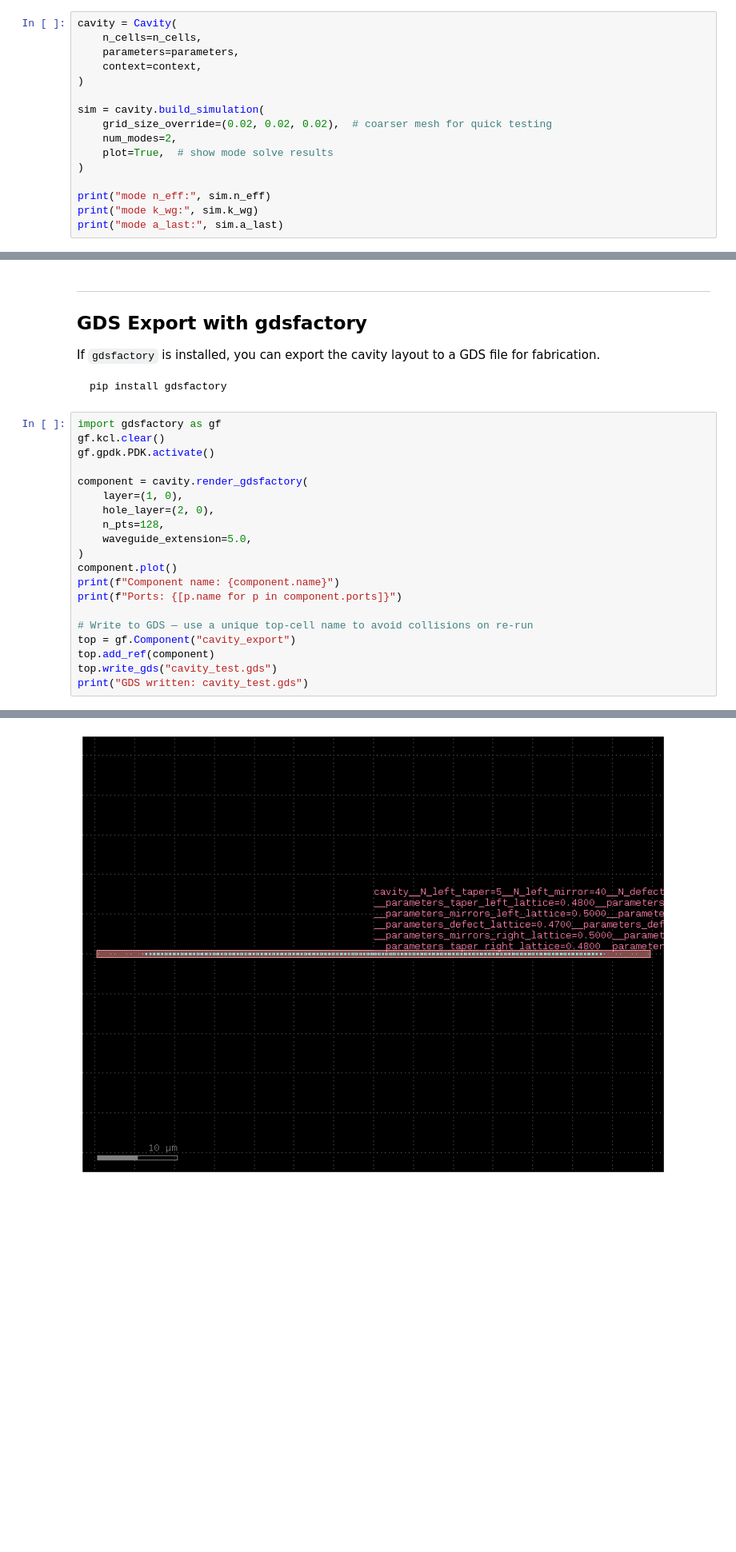
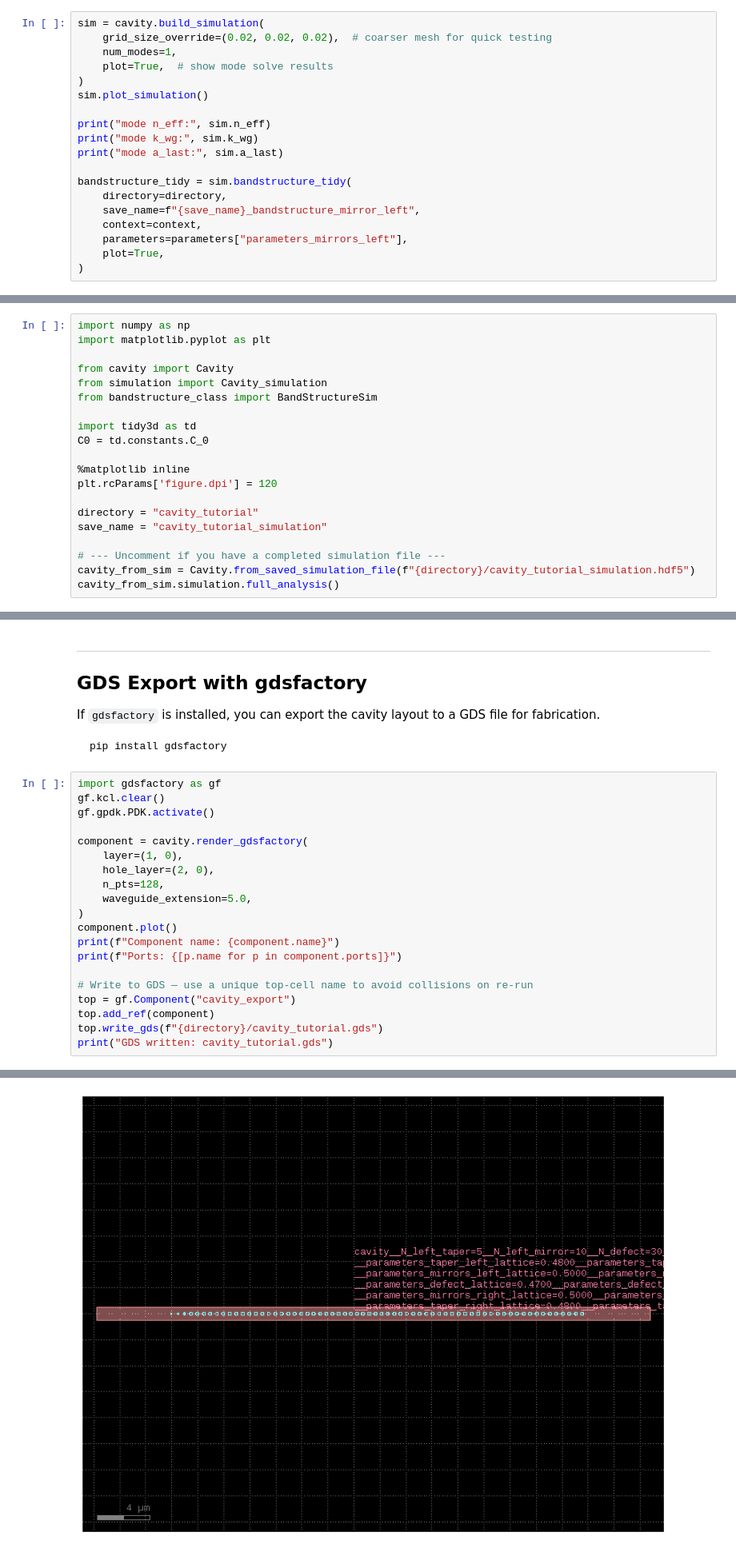
Before and after one commit to hybrid-lab/nanophotonic_cavity_sim, a Jupyter notebook: cavity_tutorial.ipynb, the cells around one changed output, grey strips where cells are left out. Shown at 80% size. Saved outputs shown, nothing was run; the diff lists cells and outputs as text; blank space fills up the shorter version.

```diff
--- a/cavity_tutorial.ipynb
+++ b/cavity_tutorial.ipynb
@@ -238,17 +190,20 @@ You can pass `plot=True` to visualize intermediate steps (dispersion fit, mode s
 # %%
-cavity = Cavity(
-    n_cells=n_cells,
-    parameters=parameters,
-    context=context,
-)
-
 sim = cavity.build_simulation(
     grid_size_override=(0.02, 0.02, 0.02),  # coarser mesh for quick testing
-    num_modes=2,
+    num_modes=1,
     plot=True,  # show mode solve results
 )
+sim.plot_simulation()
 
 print("mode n_eff:", sim.n_eff)
 print("mode k_wg:", sim.k_wg)
 print("mode a_last:", sim.a_last)
+
+bandstructure_tidy = sim.bandstructure_tidy(
+    directory=directory,
+    save_name=f"{save_name}_bandstructure_mirror_left",
+    context=context,
+    parameters=parameters["parameters_mirrors_left"],
+    plot=True,
+)
 # %% [output]
@@ -497,0 +446,20 @@ Q factor: 24531500
+# %%
+import numpy as np
+import matplotlib.pyplot as plt
+
+from cavity import Cavity
+from simulation import Cavity_simulation
+from bandstructure_class import BandStructureSim
+
+import tidy3d as td
+C0 = td.constants.C_0
+
+%matplotlib inline
+plt.rcParams['figure.dpi'] = 120
+
+directory = "cavity_tutorial"
+save_name = "cavity_tutorial_simulation"
+
+# --- Uncomment if you have a completed simulation file ---
+cavity_from_sim = Cavity.from_saved_simulation_file(f"{directory}/cavity_tutorial_simulation.hdf5")
+cavity_from_sim.simulation.full_analysis()
@@ -522,8 +508,8 @@ print(f"Ports: {[p.name for p in component.ports]}")
 # Write to GDS — use a unique top-cell name to avoid collisions on re-run
 top = gf.Component("cavity_export")
 top.add_ref(component)
-top.write_gds("cavity_test.gds")
-print("GDS written: cavity_test.gds")
+top.write_gds(f"{directory}/cavity_tutorial.gds")
+print("GDS written: cavity_tutorial.gds")
 # %% [output]
 Component name: Unnamed_0
 Ports: ['left', 'right']
@@ -531,4 +517,4 @@ GDS written: cavity_test.gds
-[figure, old version]
+[figure, new version]
 # %% [markdown]
 ---
 ## Exploring Hole Geometries
```
Also changed, not shown: parts of 32 cells of this notebook, 26 other files.
